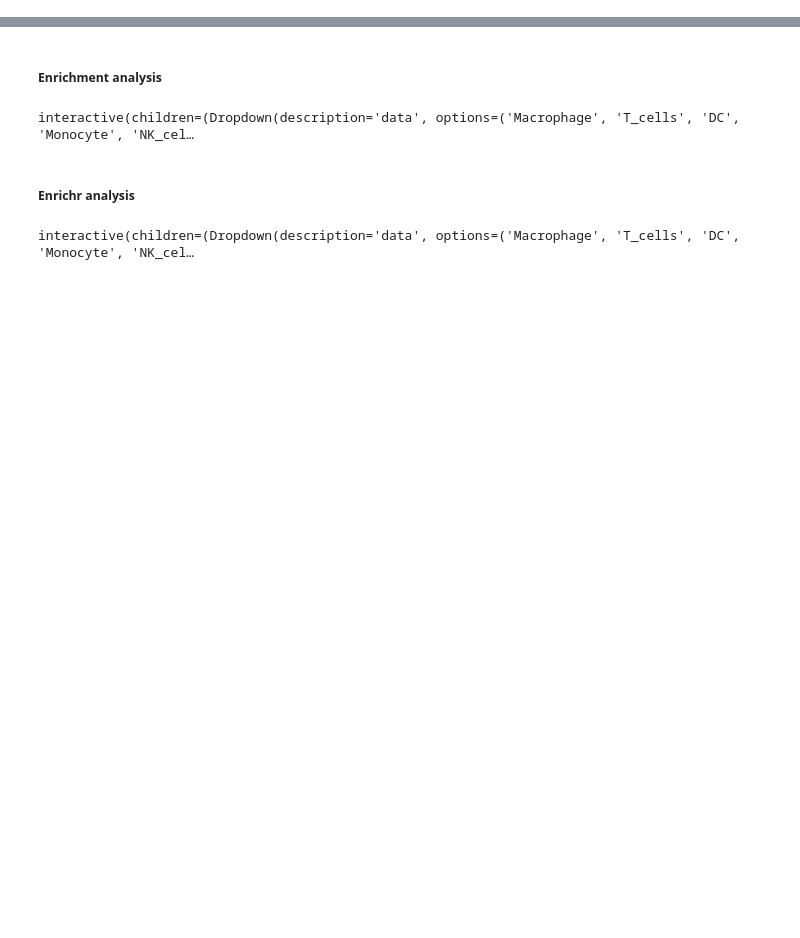
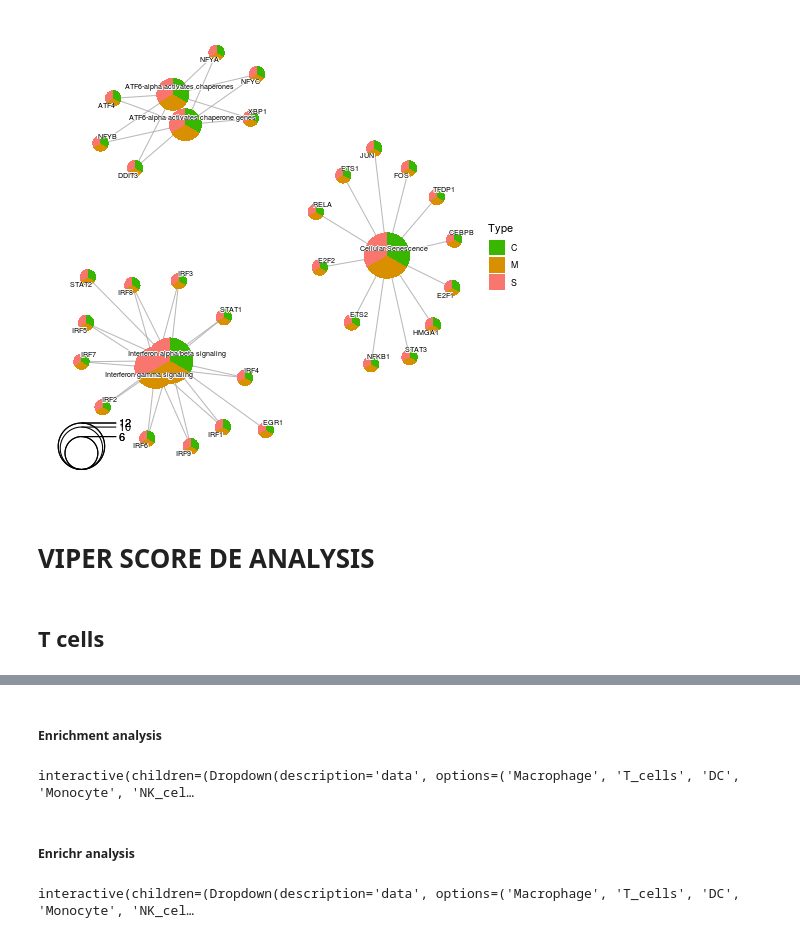
Before and after one commit to masyahook/scGRN, a Jupyter notebook: notebooks/GRNBoost2_Enrichment_analysis.ipynb, the cells around one changed output, grey strips where cells are left out. Drawn from its saved outputs; the diff is of its cells as text; code cells hidden in the pictures; blank space fills up the shorter version.

```diff
--- a/notebooks/GRNBoost2_Enrichment_analysis.ipynb
+++ b/notebooks/GRNBoost2_Enrichment_analysis.ipynb
@@ -0,0 +137,13 @@
+# %%
+# Setting pathways to data files
+_PROJ_HOME = '/gpfs/projects/bsc08/shared_projects/scGRN_analysis'  # also scGRN._PROJ_HOME
+_FMETA = f'{_PROJ_HOME}/Data_home/data/GSE145926_RAW/metadata.tsv'  # also scGRN._META_FILE
+_DATA_HOME = f'{_PROJ_HOME}/Data_home/res/covid_19'  # also scGRN._DATA_HOME
+_FIG_HOME = f'{_PROJ_HOME}/Data_home/notebook_figs'
+
+# Loading patient metadata
+full_meta = scGRN.ana.get_meta(_DATA_HOME, _FMETA)
+
+# Displaying full metadata
+print('Full metadata:')
+full_meta
@@ -0,0 +333,15 @@
+# %%
+%%R
+colors <-
+p <- cnetplot(ck, cex_category=1) +
+    scale_fill_manual(values=c(colors$green, colors$yellow, colors$red)) +
+    guides(fill=guide_legend(title="Type"))
+p <- remove_legend_title(p)
+# ggsave(p, filename='tmp/cnetplot_enrichr.pdf')
+p
+# %% [output]
+[figure, added]
+# %% [markdown]
+# VIPER SCORE DE ANALYSIS
+# %% [markdown]
+## T cells
```
Also changed, not shown: parts of 146 cells of this notebook.
